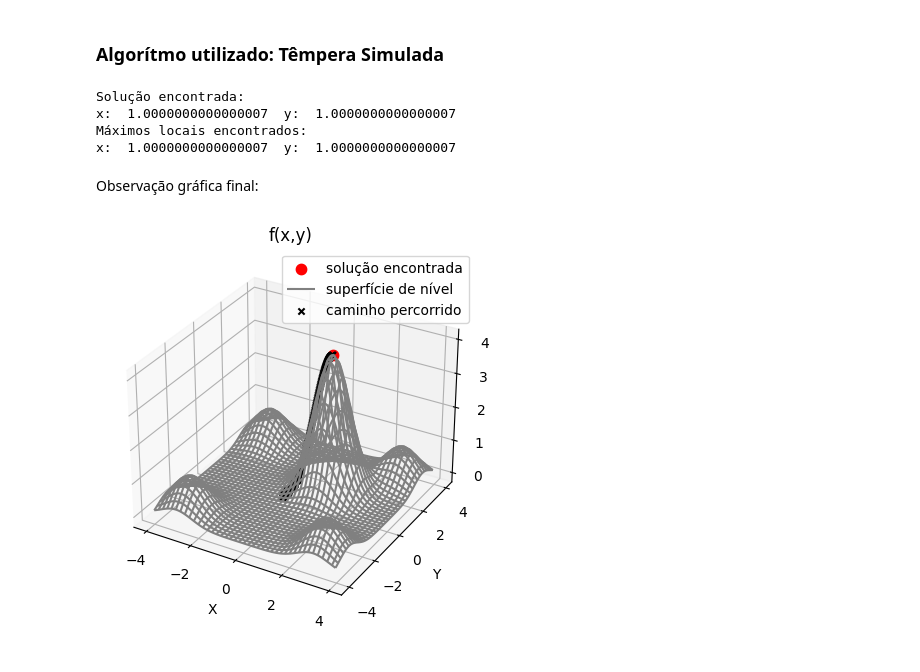
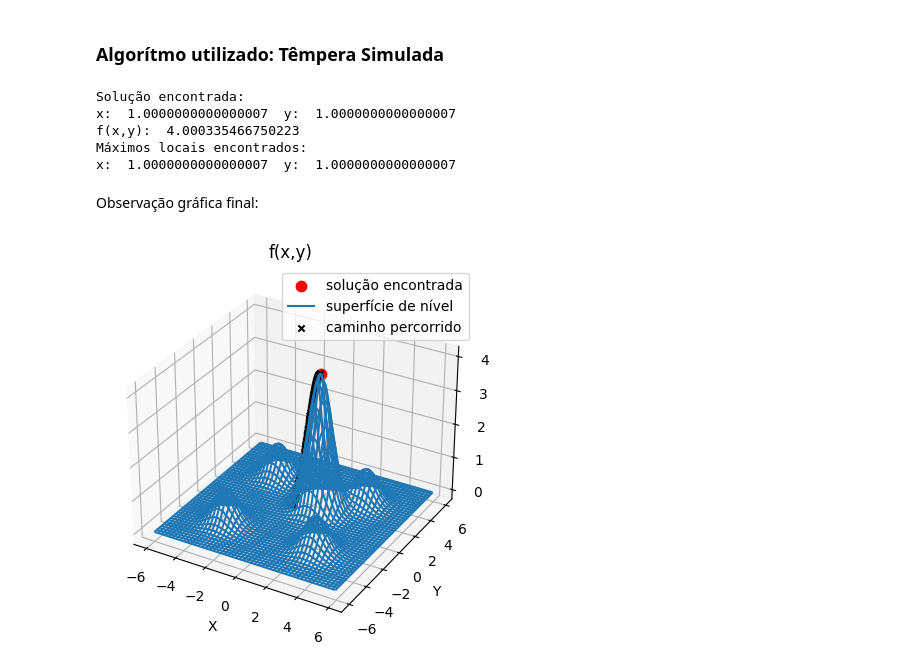
Before and after one commit to davimnz/artificial-intelligence, a Jupyter notebook: search-problems/q3.ipynb, the cells around one changed output. Cells and saved outputs as stored; diff of their text form; code cells hidden in the pictures.

```diff
--- a/search-problems/q3.ipynb
+++ b/search-problems/q3.ipynb
@@ -100,46 +100,47 @@ while(Temp > errTemp):
 
 print("Solução encontrada:")
 print("x: ", currentP.x, " y: ", currentP.y)
-
+print("f(x,y): ", f(currentP.x,currentP.y))
 print("Máximos locais encontrados: ")
 for P in maxlocals:
     print("x: ", P.x, " y: ", P.y)
 # %% [output]
 Solução encontrada:
 x:  1.0000000000000007  y:  1.0000000000000007
+f(x,y):  4.000335466750223
 Máximos locais encontrados:
 x:  1.0000000000000007  y:  1.0000000000000007
 # %% [markdown]
 Observação gráfica final:
 # %%
-x = np.arange(-4,4,0.05)
-y = np.arange(-4,4,0.05)
+x = np.arange(-6,6,0.05)
+y = np.arange(-6,6,0.05)
 x,y = np.meshgrid(x,y)
 z = np.array(f(x,y))
 fig = plt.figure()
 axes = plt.axes(projection="3d")
 
 # representando solução:
 zsol = f(currentP.x, currentP.y)
 axes.scatter(currentP.x, currentP.y, zsol, color="red", linewidths= 4, label="solução encontrada")
 
 # superfície de nível
-axes.plot_wireframe(x, y, z, label = "superfície de nível", color="gray")
+axes.plot_wireframe(x, y, z, label = "superfície de nível")
 
 # representando rastreio:
 xtracker = []
 ytracker = []
 ztracker = []
 for T in trackerList:
     xtracker.append(T.x)
     ytracker.append(T.y)
     ztracker.append(-T.cost())
 axes.scatter(xtracker, ytracker, ztracker, color="black", marker= "x", label = "caminho percorrido")
 
 axes.set_xlabel("X")
 axes.set_ylabel("Y")
 axes.set_title("f(x,y)")
 axes.legend()
 plt.show()
 # %% [output]
-[figure, old version]
+[figure, new version]
```
